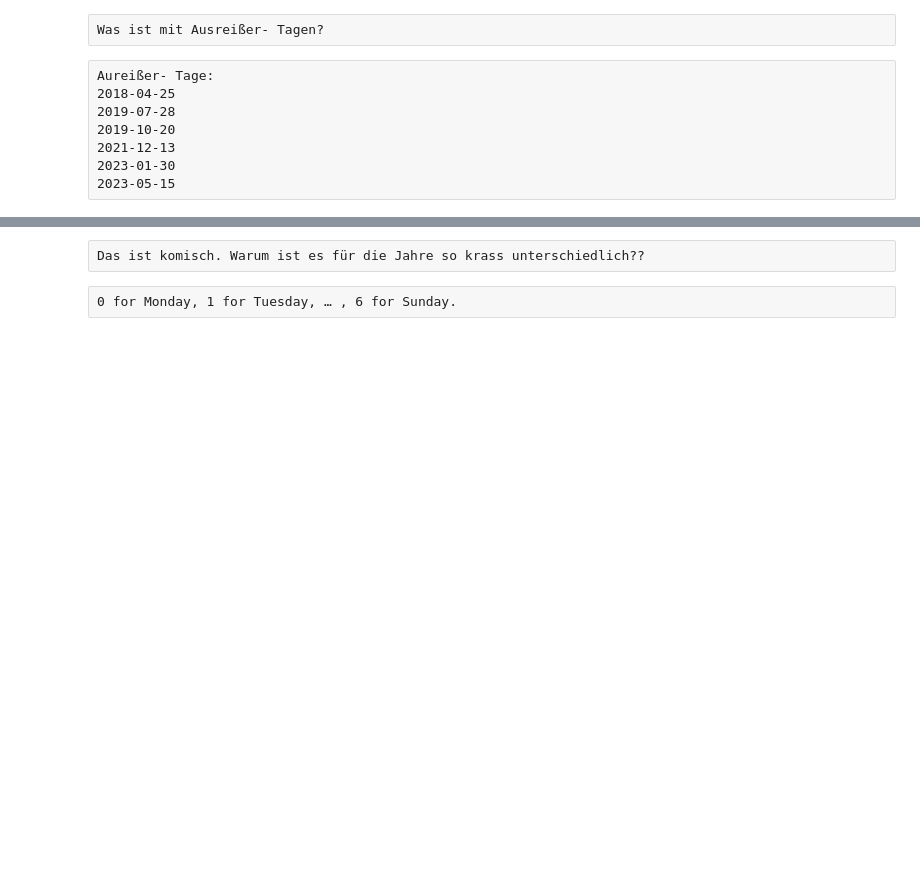
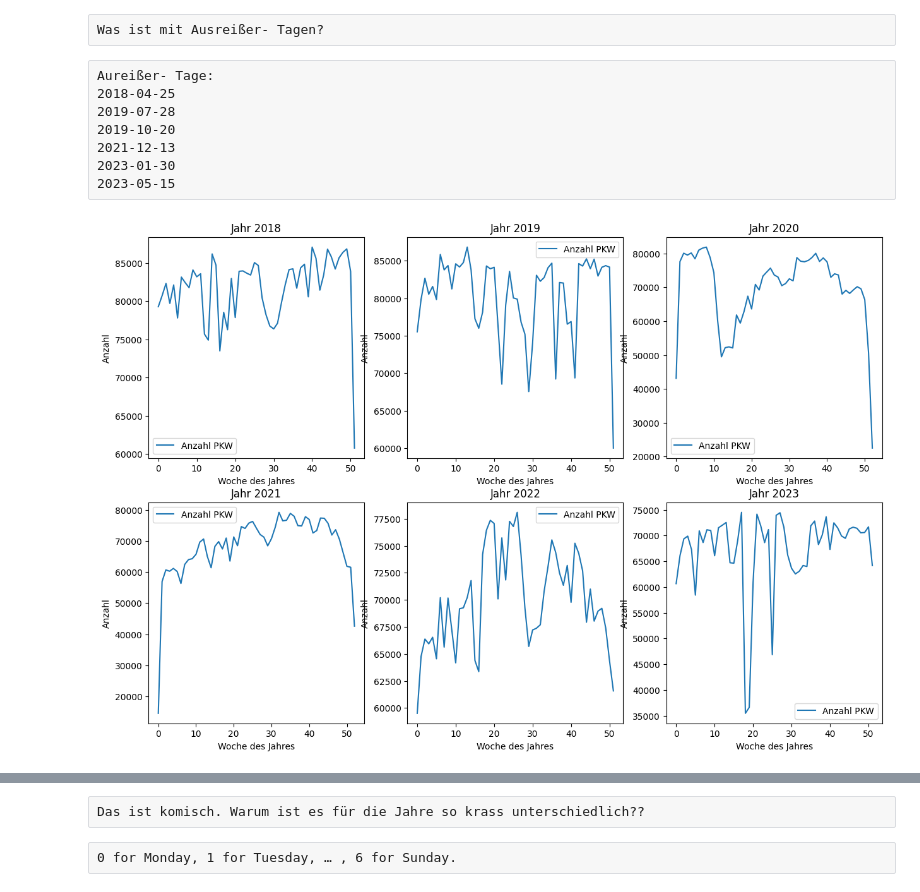
Before and after one commit to Efraim3825/PKW-und-Fahrradverkehr-in-Berlin, a Jupyter notebook: Abschlussprojekt_Visualisierung.ipynb, the cells around one changed output, grey strips where cells are left out. Cells and saved outputs as stored; diff of their text form; code cells hidden in the pictures; blank space fills up the shorter version.

```diff
--- a/Abschlussprojekt_Visualisierung.ipynb
+++ b/Abschlussprojekt_Visualisierung.ipynb
@@ -90,7 +94,7 @@ Aureißer- Tage:
 2023-05-15
 # %%
 # Für jedes Jahr: Aufsummierte Nutzung gruppiert nach Woche des Jahres
-if False:
+if True:
     dfs = []
     for year in range(2018, 2023 +1):
         query = f"""
@@ -107,15 +111,17 @@ if False:
         df = df.rename(columns = {'SUM(Durchschnitt)':'Anzahl PKW'})
         dfs.append(df)
 # %%
-if False:
+if True:
     fig, axes = plt.subplots(2, 3, figsize=(15, 10))
 
     for i, ax in zip(range(6), axes.ravel()):
         sns.lineplot(data = dfs[i], ax = ax)
         ax.set_title(f'Jahr {i+2018}')
         ax.set_xlabel('Woche des Jahres')
         ax.set_ylabel('Anzahl')
 
     plt.show()
+# %% [output]
+[figure, added]
 # %%
 # Aufsummierte Nutzung gruppiert nach Woche des Jahres, für alle 6 Jahre zusammen
```
Also changed, not shown: parts of 68 cells of this notebook, 3 other files.
